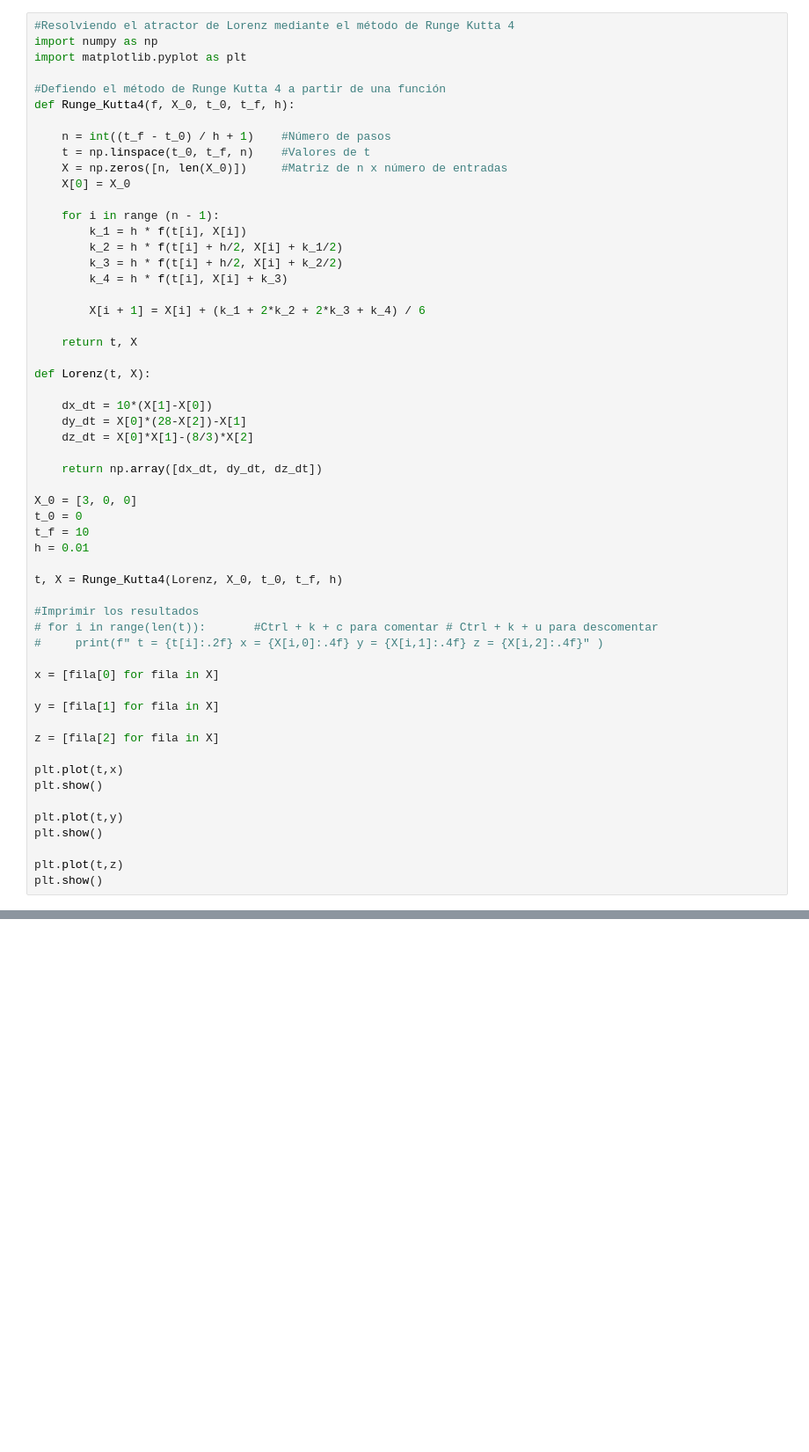
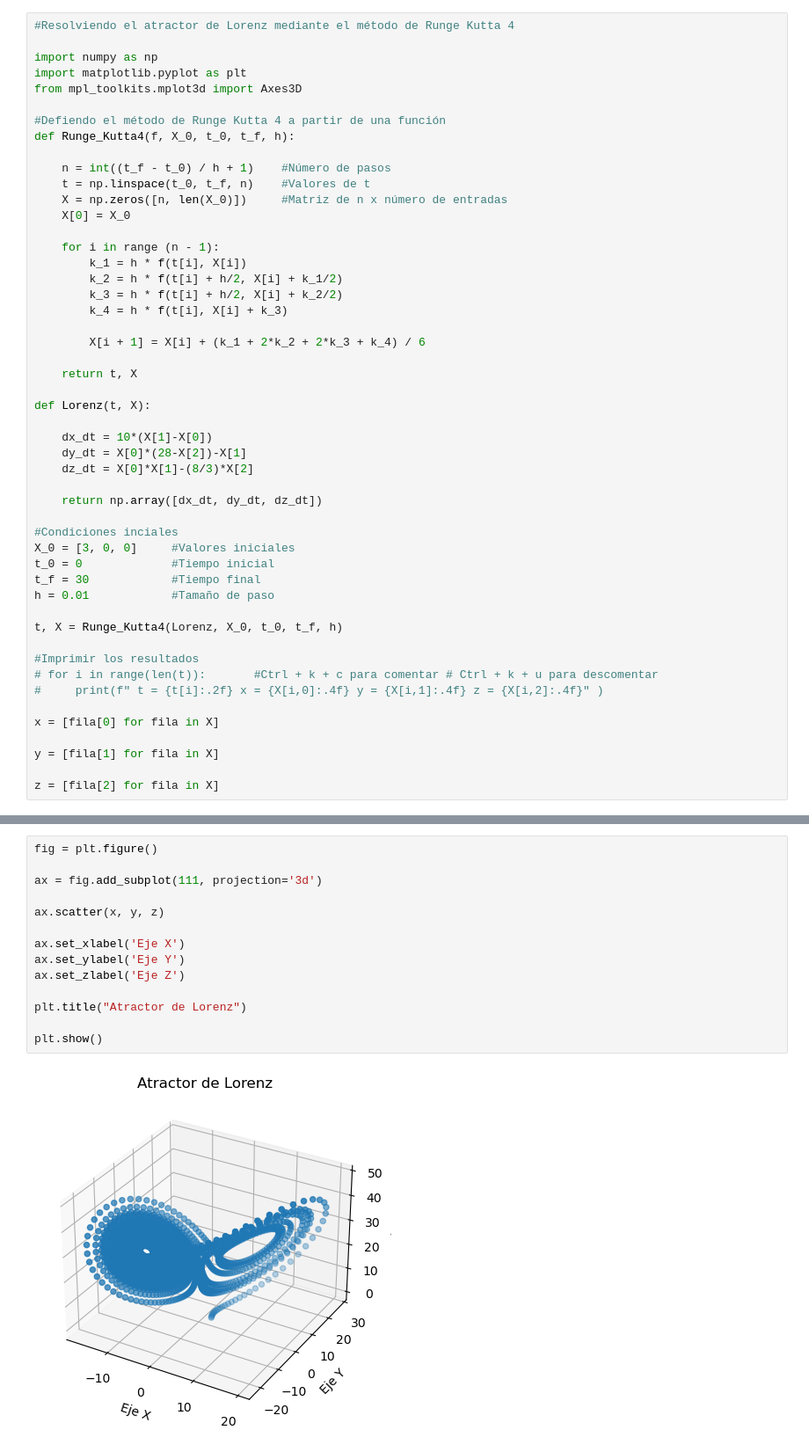
Before and after one commit to Dragowiser/Margaritas, a Jupyter notebook: Rk4_Lorenz.ipynb, the cells around one changed output, grey strips where cells are left out. Shown at 88% size. Cells and saved outputs as stored; diff of their text form; blank space fills up the shorter version.

Commit message:
Rk4 - Lorenz Finalizado

```diff
--- a/Rk4_Lorenz.ipynb
+++ b/Rk4_Lorenz.ipynb
@@ -1,7 +1,9 @@
 # %%
 #Resolviendo el atractor de Lorenz mediante el método de Runge Kutta 4
+
 import numpy as np
 import matplotlib.pyplot as plt
+from mpl_toolkits.mplot3d import Axes3D
 
 #Defiendo el método de Runge Kutta 4 a partir de una función
 def Runge_Kutta4(f, X_0, t_0, t_f, h):
@@ -29,10 +31,11 @@ def Lorenz(t, X):
 
     return np.array([dx_dt, dy_dt, dz_dt])
 
-X_0 = [3, 0, 0]
-t_0 = 0
-t_f = 10
-h = 0.01
+#Condiciones inciales
+X_0 = [3, 0, 0]     #Valores iniciales
+t_0 = 0             #Tiempo inicial
+t_f = 30            #Tiempo final
+h = 0.01            #Tamaño de paso
 
 t, X = Runge_Kutta4(Lorenz, X_0, t_0, t_f, h)
 
@@ -45,12 +48,3 @@ x = [fila[0] for fila in X]
 y = [fila[1] for fila in X]
 
 z = [fila[2] for fila in X]
-
-plt.plot(t,x)
-plt.show()
-
-plt.plot(t,y)
-plt.show()
-
-plt.plot(t,z)
-plt.show()
@@ -60,0 +56,16 @@ plt.show()
+# %%
+fig = plt.figure()
+
+ax = fig.add_subplot(111, projection='3d')
+
+ax.scatter(x, y, z)
+
+ax.set_xlabel('Eje X')
+ax.set_ylabel('Eje Y')
+ax.set_zlabel('Eje Z')
+
+plt.title("Atractor de Lorenz")
+
+plt.show()
+# %% [output]
+[figure, added]
```
Also changed, not shown: parts of 2 cells of this notebook.
